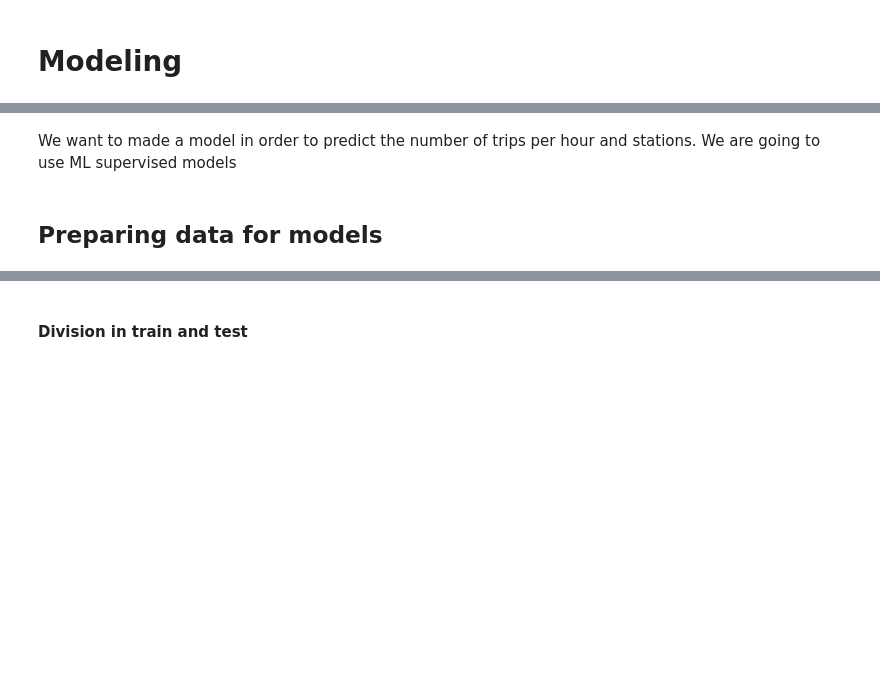
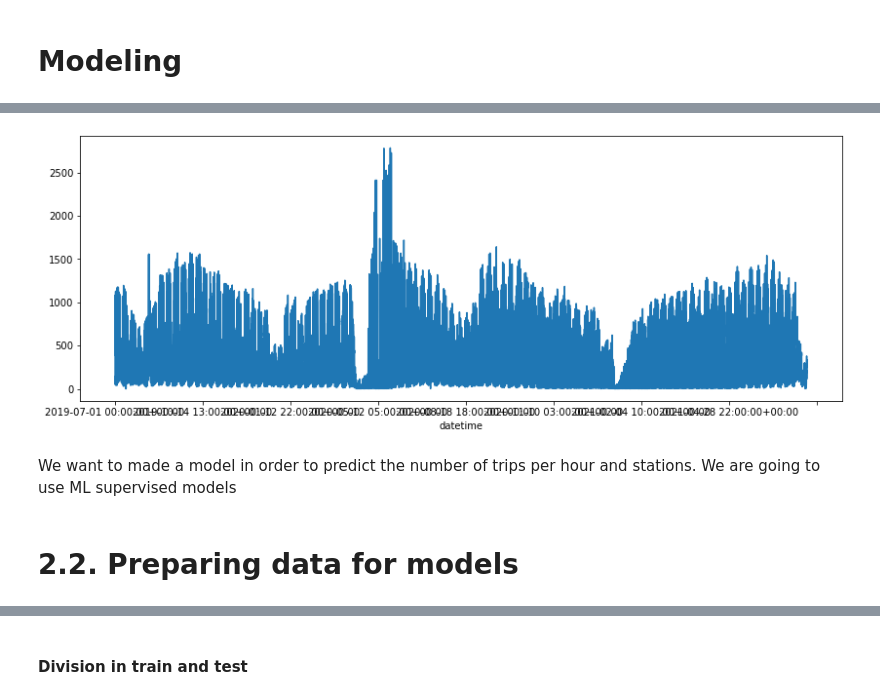
Before and after one commit to paulamartinm/bicimad_prevision_tfm, a Jupyter notebook: Models.ipynb, the cells around one changed output, grey strips where cells are left out. Cells and saved outputs as stored; diff of their text form; code cells hidden in the pictures; blank space fills up the shorter version.

```diff
--- a/Models.ipynb
+++ b/Models.ipynb
@@ -12,4 +51,11 @@ movements = pd.read_csv('movements_df.csv')
+# %%
+fig, ax = plt.subplots(figsize=(14, 5))
+
+rides_per_hour['rides'].plot(ax=ax)
+plt.show()
+# %% [output]
+[figure, added]
 # %% [markdown]
 We want to made a model in order to predict the number of trips per hour and stations. We are going to use ML supervised models
 # %% [markdown]
-## Preparing data for models
+# 2.2.  Preparing data for models
```
Also changed, not shown: parts of 156 cells of this notebook, 1 other file.
